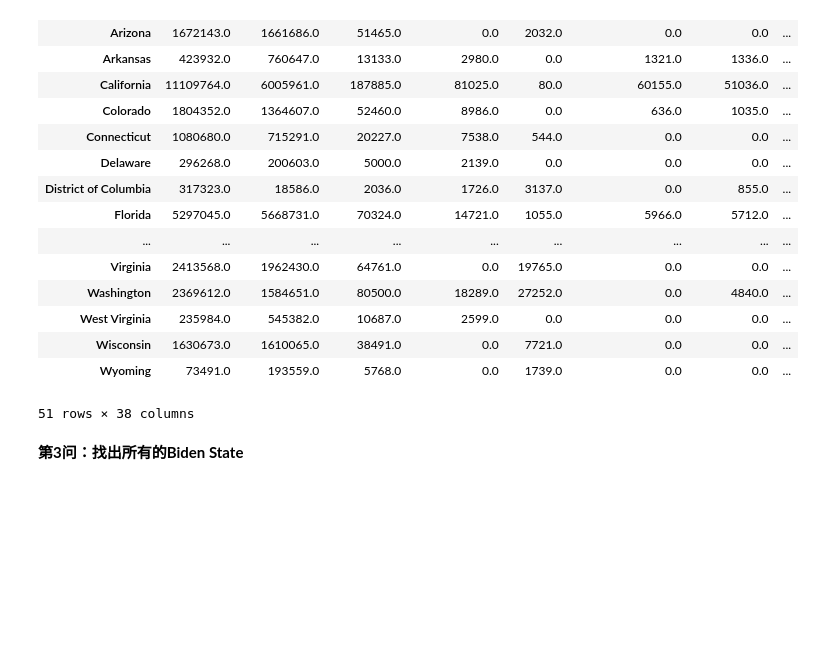
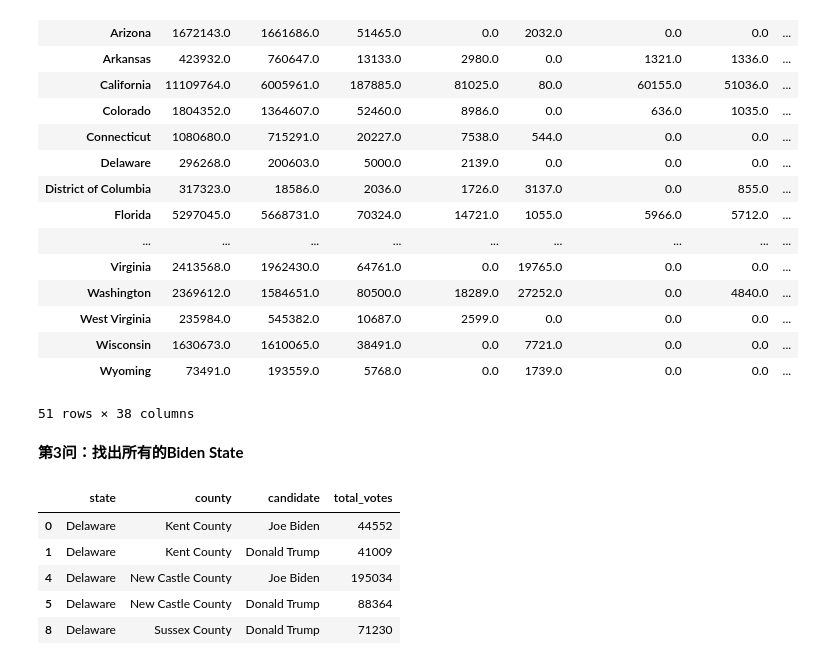
Before and after one commit to Relph1119/my-team-learning, a Jupyter notebook: notebook/pandas20/my_homework/task_special_exercise.ipynb, the cells around one changed output. Cells and saved outputs as stored; diff of their text form; code cells hidden in the pictures; blank space fills up the shorter version.

```diff
--- a/notebook/pandas20/my_homework/task_special_exercise.ipynb
+++ b/notebook/pandas20/my_homework/task_special_exercise.ipynb
@@ -236,3 +285,15 @@ candidate_votes
 51 rows × 38 columns
 # %% [markdown]
 **第3问：找出所有的Biden State**
+# %%
+# 找到Joe Biden和Donald Trump的得票数据
+biden_trump_state = president_county_candidate.loc[(president_county_candidate.candidate == 'Joe Biden') |
+                               (president_county_candidate.candidate == 'Donald Trump')]
+biden_trump_state.head()
+# %% [output]
+|  | state | county | candidate | total_votes |
+| 0 | Delaware | Kent County | Joe Biden | 44552 |
+| 1 | Delaware | Kent County | Donald Trump | 41009 |
+| 4 | Delaware | New Castle County | Joe Biden | 195034 |
+| 5 | Delaware | New Castle County | Donald Trump | 88364 |
+| 8 | Delaware | Sussex County | Donald Trump | 71230 |
```
Also changed, not shown: parts of 16 cells of this notebook, 2 other files.
